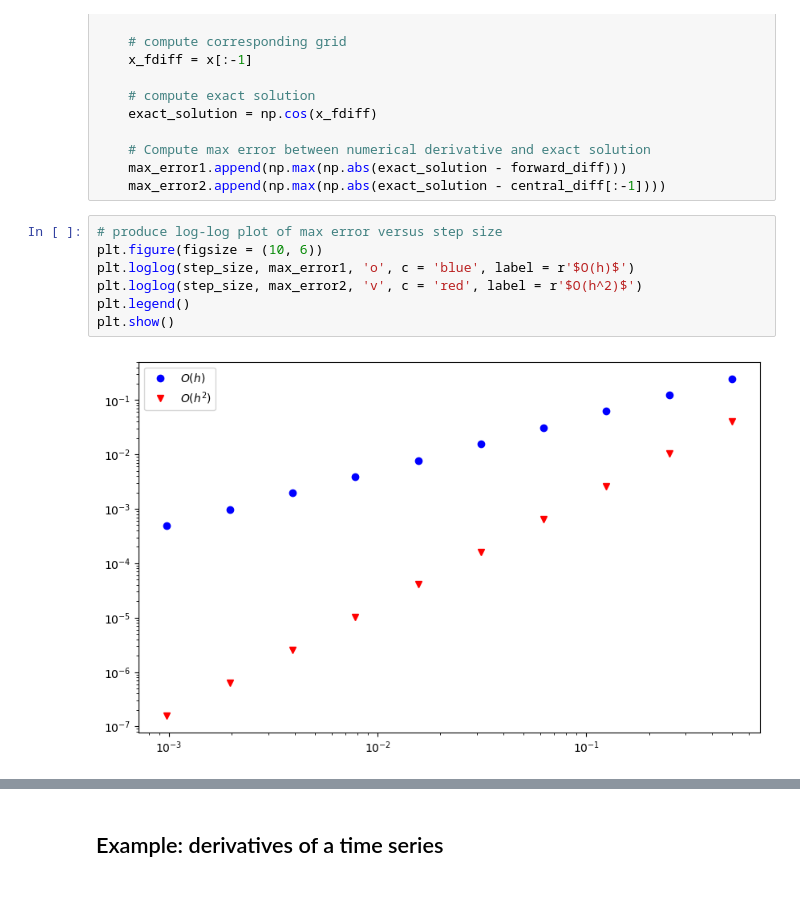
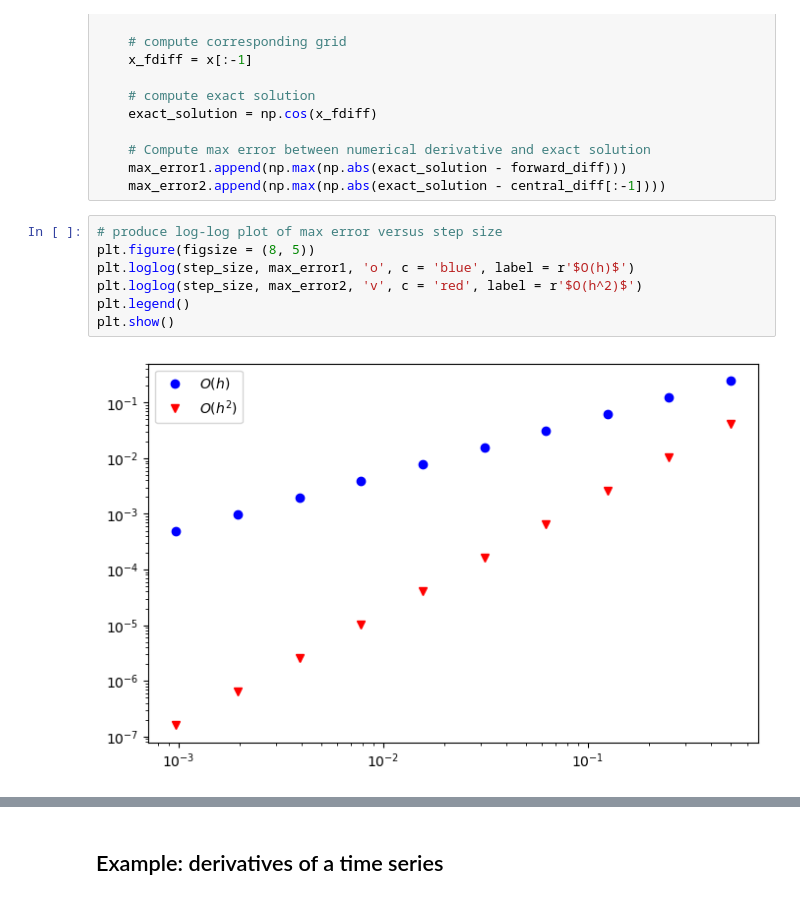
Before and after one commit to wbandabarragan/computational-physics-1, a Jupyter notebook: unit-3/303-derivatives-with-numpy.ipynb, the cells around one changed output, grey strips where cells are left out. Drawn from its saved outputs; the diff is of its cells as text.

```diff
--- a/unit-3/303-derivatives-with-numpy.ipynb
+++ b/unit-3/303-derivatives-with-numpy.ipynb
@@ -159,13 +159,13 @@ for i in range(iterations):
     max_error2.append(np.max(np.abs(exact_solution - central_diff[:-1])))
 # %%
 # produce log-log plot of max error versus step size
-plt.figure(figsize = (10, 6))
+plt.figure(figsize = (8, 5))
 plt.loglog(step_size, max_error1, 'o', c = 'blue', label = r'$O(h)$')
 plt.loglog(step_size, max_error2, 'v', c = 'red', label = r'$O(h^2)$')
 plt.legend()
 plt.show()
 # %% [output]
-[figure, old version]
+[figure, new version]
 # %%
 # Get coefficients
 
```
Also changed, not shown: parts of 8 cells of this notebook, 1 other file.
